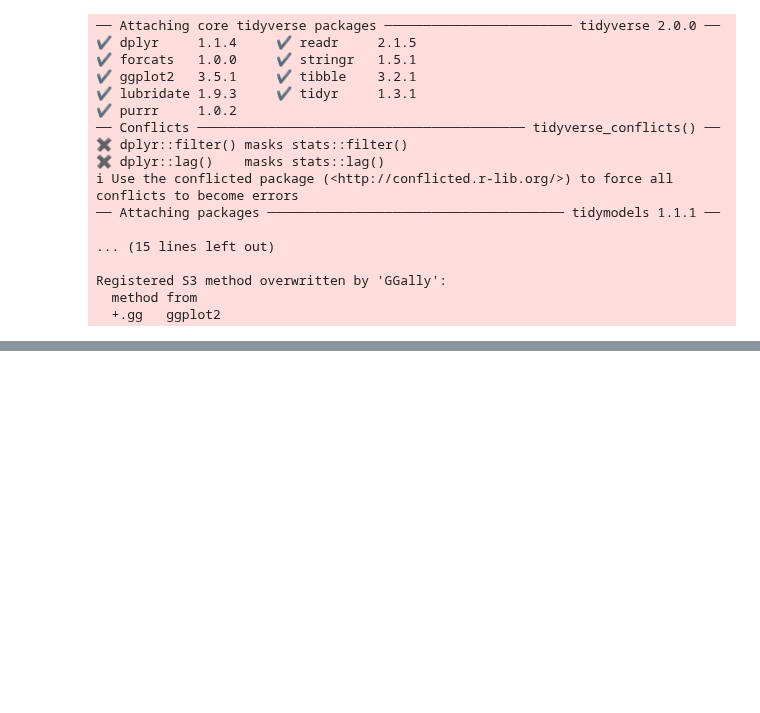
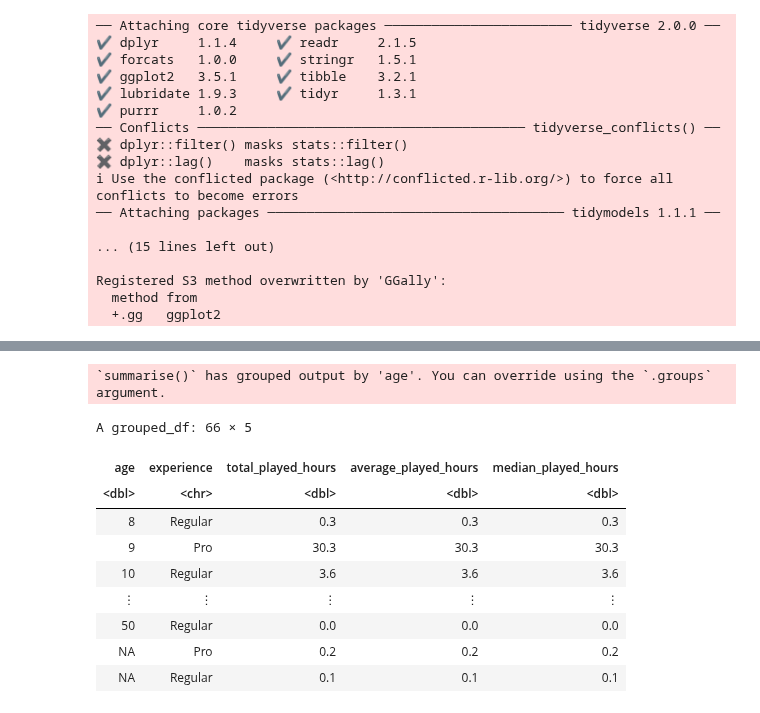
Before and after one commit to Chalkkk/dsci-final-group-project, a Jupyter notebook: final_project.ipynb, the cells around one changed output, grey strips where cells are left out. Drawn from its saved outputs; the diff is of its cells as text; code cells hidden in the pictures; blank space fills up the shorter version.

```diff
--- a/final_project.ipynb
+++ b/final_project.ipynb
@@ -30,0 +42,5 @@ print(1)
+# %%
+players <- players |>
+        rename(age = Age) |>
+        select(experience, played_hours, age)
+players
@@ -30,0 +142,20 @@ print(1)
+# %%
+hours_age_exp_sum <- players |>
+             group_by(age, experience) |>
+             summarize(total_played_hours = sum(played_hours, na.rm = TRUE),
+                       average_played_hours = mean(played_hours, na.rm = TRUE),
+                       median_played_hours = median(played_hours, na.rm = TRUE))
+hours_age_exp_sum
+# %% [output]
+`summarise()` has grouped output by 'age'. You can override using the `.groups`
+argument.
+A grouped_df: 66 × 5
+| age | experience | total_played_hours | average_played_hours | median_played_hours |
+| <dbl> | <chr> | <dbl> | <dbl> | <dbl> |
+| 8 | Regular | 0.3 | 0.3 | 0.3 |
+| 9 | Pro | 30.3 | 30.3 | 30.3 |
+| 10 | Regular | 3.6 | 3.6 | 3.6 |
+| ⋮ | ⋮ | ⋮ | ⋮ | ⋮ |
+| 50 | Regular | 0.0 | 0.0 | 0.0 |
+| NA | Pro | 0.2 | 0.2 | 0.2 |
+| NA | Regular | 0.1 | 0.1 | 0.1 |
```
Also changed, not shown: parts of 10 cells of this notebook.
